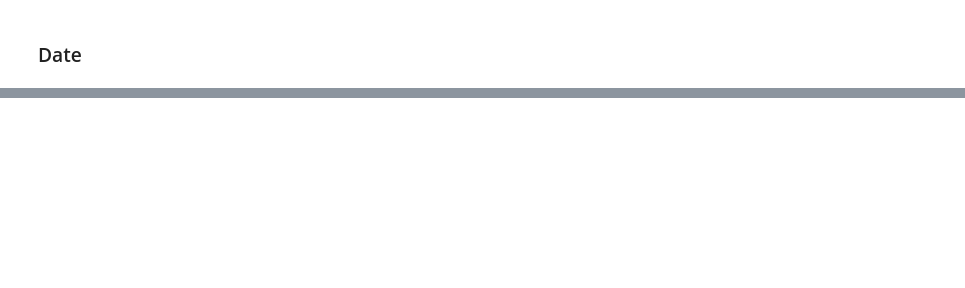
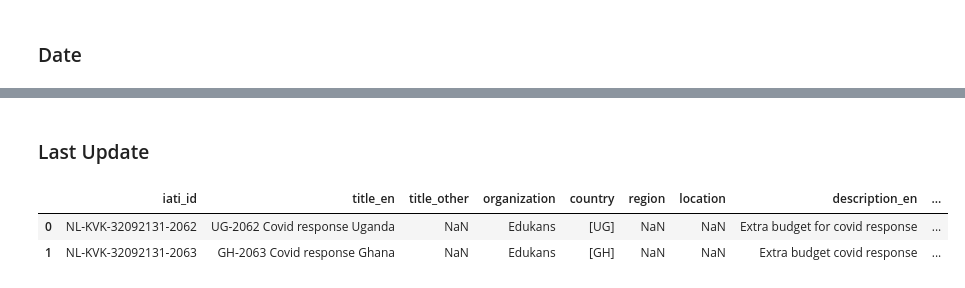
Before and after one commit to JanMuehlnikel/NLP-Development-Banks-Collaboration-Analyzer, a Jupyter notebook: data/preprocessing/transform_json.ipynb, the cells around one changed output, grey strips where cells are left out. Saved outputs shown, nothing was run; the diff lists cells and outputs as text; code cells hidden in the pictures; blank space fills up the shorter version.

```diff
--- a/data/preprocessing/transform_json.ipynb
+++ b/data/preprocessing/transform_json.ipynb
@@ -242,0 +291,9 @@ for index, row in df.iterrows():
+# %% [markdown]
+### Last Update
+# %%
+trans_df['last_update'] = df['last_updated_datetime']
+trans_df.head(2)
+# %% [output]
+|  | iati_id | title_en | title_other | organization | country | region | location | description_en | ... |
+| 0 | NL-KVK-32092131-2062 | UG-2062 Covid response Uganda | NaN | Edukans | [UG] | NaN | NaN | Extra budget for covid response | ... |
+| 1 | NL-KVK-32092131-2063 | GH-2063 Covid response Ghana | NaN | Edukans | [GH] | NaN | NaN | Extra budget covid response | ... |
```
Also changed, not shown: parts of 10 cells of this notebook, 2 other files.
